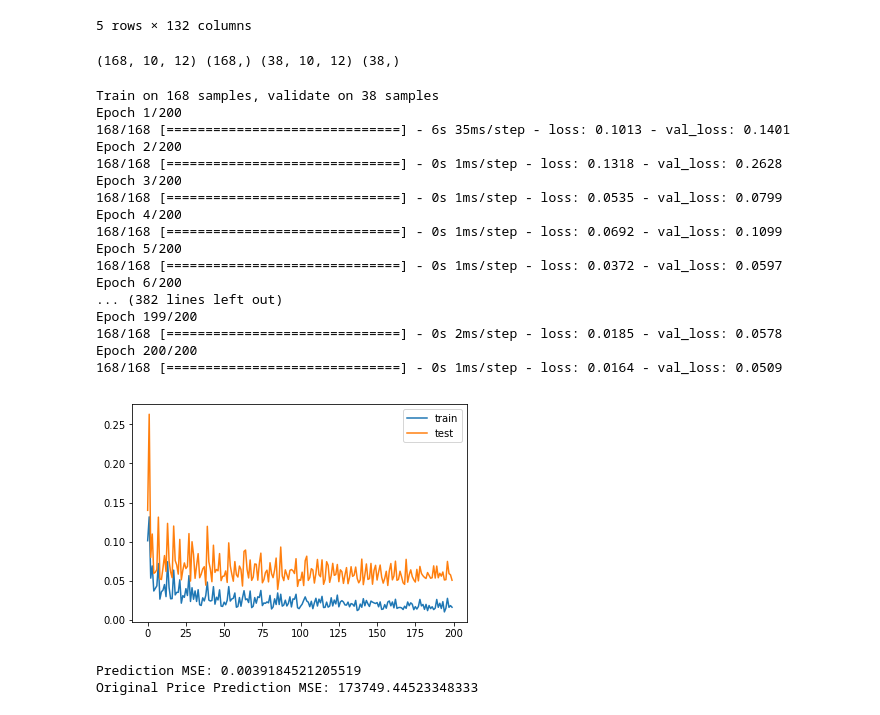
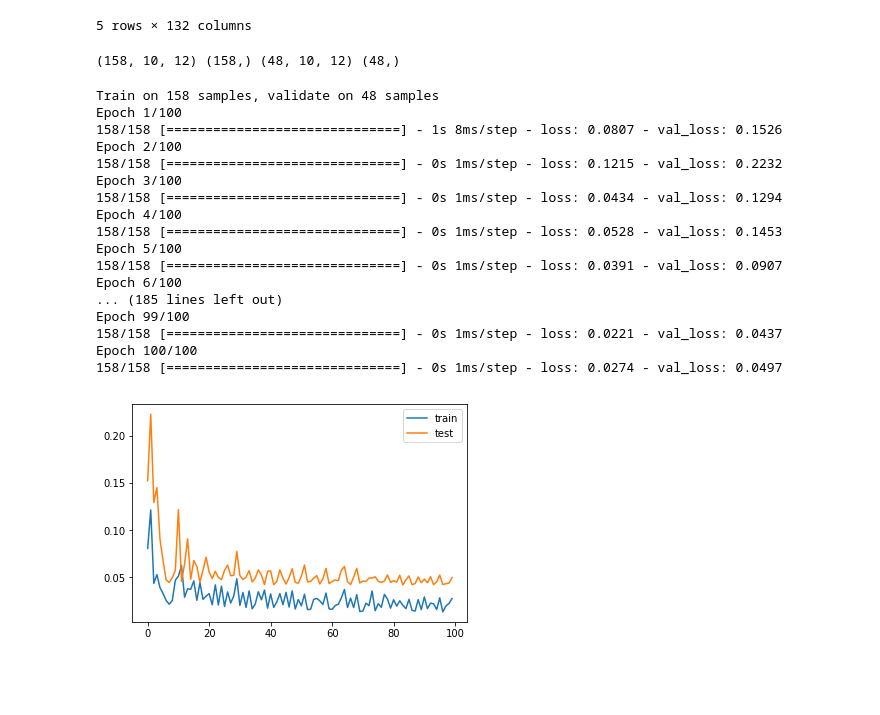
Before and after one commit to flyakite/bloomberg-predict-btc, a Jupyter notebook: Bloomberg.ipynb, the cells around one changed output. Drawn from its saved outputs; the diff is of its cells as text; code cells hidden in the pictures; blank space fills up the shorter version.

```diff
--- a/Bloomberg.ipynb
+++ b/Bloomberg.ipynb
@@ -22,9 +22,10 @@ Our team want to use data from 2017/09/01 to 2017/11/09 as testing data.
 # %%
 import glob
 files = glob.glob("data/*.csv")
+print(files)
 flie_list = []
 for f in files:
-    _df = pd.read_csv(f, index_col=None, header=0)
+    _df = pd.read_csv(f, header=0)
     flie_list.append(_df[['Open','Volume']])
 df = pd.concat(flie_list, axis=1, sort=False)
 index_names = ['BTC','BTC_V','BTCS','BTCS_V','NASDAQ','NASDAQ_V','OIL','OIL_V','GOLD','GOLD_V','BLK','BLK_V']
@@ -83,64 +85,45 @@ stepped_df.head()
 #train test split
 #train period 2017/01/01 to 2017/08/31, data length = 168
 #test period 2017/09/01 to 2017/11/10
+number_training_rows = 168
 values = stepped_df.values
-train = values[:168, :]
-test = values[168:, :]
+train = values[:number_training_rows-number_of_steps, :]
+test = values[number_training_rows-number_of_steps:, :]
 train_X, train_y = train[:, :-number_of_features], train[:, -number_of_features]
 test_X, test_y = test[:, :-number_of_features], test[:, -number_of_features]
 # reshape to (samples, steps, features)
-train_X = train_X.reshape((train_X.shape[0], number_of_steps, number_of_features))
-test_X = test_X.reshape((test_X.shape[0], number_of_steps, number_of_features))
-print(train_X.shape, train_y.shape, test_X.shape, test_y.shape)
+step_train_X = train_X.reshape((train_X.shape[0], number_of_steps, number_of_features))
+step_test_X = test_X.reshape((test_X.shape[0], number_of_steps, number_of_features))
+print(step_train_X.shape, train_y.shape, step_test_X.shape, test_y.shape)
 # %% [output]
-(168, 10, 12) (168,) (38, 10, 12) (38,)
+(158, 10, 12) (158,) (48, 10, 12) (48,)
 # %%
+#LSTM model
 model = Sequential()
-model.add(LSTM(50, input_shape=(train_X.shape[1], train_X.shape[2])))
+model.add(LSTM(30, input_shape=(step_train_X.shape[1], step_train_X.shape[2])))
 model.add(Dense(1))
 model.compile(loss='mae', optimizer='adam')
-history = model.fit(train_X, train_y, epochs=200, batch_size=10, validation_data=(test_X, test_y), shuffle=False)
+history = model.fit(step_train_X, train_y, epochs=100, batch_size=10, validation_data=(step_test_X, test_y), shuffle=False)
 plt.plot(history.history['loss'], label='train')
 plt.plot(history.history['val_loss'], label='test')
 plt.legend()
 plt.show()
 # %% [output]
-Train on 168 samples, validate on 38 samples
-Epoch 1/200
-168/168 [==============================] - 6s 35ms/step - loss: 0.1013 - val_loss: 0.1401
-Epoch 2/200
-168/168 [==============================] - 0s 1ms/step - loss: 0.1318 - val_loss: 0.2628
-Epoch 3/200
-168/168 [==============================] - 0s 1ms/step - loss: 0.0535 - val_loss: 0.0799
-Epoch 4/200
-168/168 [==============================] - 0s 1ms/step - loss: 0.0692 - val_loss: 0.1099
-Epoch 5/200
-168/168 [==============================] - 0s 1ms/step - loss: 0.0372 - val_loss: 0.0597
-Epoch 6/200
-... (382 lines left out)
-Epoch 199/200
-168/168 [==============================] - 0s 2ms/step - loss: 0.0185 - val_loss: 0.0578
-Epoch 200/200
-168/168 [==============================] - 0s 1ms/step - loss: 0.0164 - val_loss: 0.0509
+Train on 158 samples, validate on 48 samples
+Epoch 1/100
+158/158 [==============================] - 1s 8ms/step - loss: 0.0807 - val_loss: 0.1526
+Epoch 2/100
+158/158 [==============================] - 0s 1ms/step - loss: 0.1215 - val_loss: 0.2232
+Epoch 3/100
+158/158 [==============================] - 0s 1ms/step - loss: 0.0434 - val_loss: 0.1294
+Epoch 4/100
+158/158 [==============================] - 0s 1ms/step - loss: 0.0528 - val_loss: 0.1453
+Epoch 5/100
+158/158 [==============================] - 0s 1ms/step - loss: 0.0391 - val_loss: 0.0907
+Epoch 6/100
+... (185 lines left out)
+Epoch 99/100
+158/158 [==============================] - 0s 1ms/step - loss: 0.0221 - val_loss: 0.0437
+Epoch 100/100
+158/158 [==============================] - 0s 1ms/step - loss: 0.0274 - val_loss: 0.0497
-[figure, old version]
+[figure, new version]
-# %%
-# predict
-y_pred = model.predict(test_X)
-# mse
-print("Prediction MSE: {}".format(mean_squared_error(test_y, y_pred)))
-orig_shape_test_X = test_X.reshape((test_X.shape[0], number_of_steps*number_of_features))
-# print(pd.DataFrame(orig_test_X[:, -(number_of_columns-1):]).head())
-orig_shape_test_y = test_y.reshape((len(test_y), 1))
-def inverse_scale(y):
-    y = np.concatenate((y, orig_shape_test_X[:, -(number_of_features-1):]), axis=1)
-    y = scaler.inverse_transform(y)
-    return y[:,0]
-iy = inverse_scale(orig_shape_test_y)
-# inverse scale for prediction values
-iy_pred = inverse_scale(y_pred)
-# invert scaling for actual
-# calculate RMSE
-print("Original Price Prediction MSE: {}".format(mean_squared_error(iy, iy_pred)))
-# %% [output]
-Prediction MSE: 0.0039184521205519
-Original Price Prediction MSE: 173749.44523348333
```
Also changed, not shown: parts of 6 cells of this notebook.
